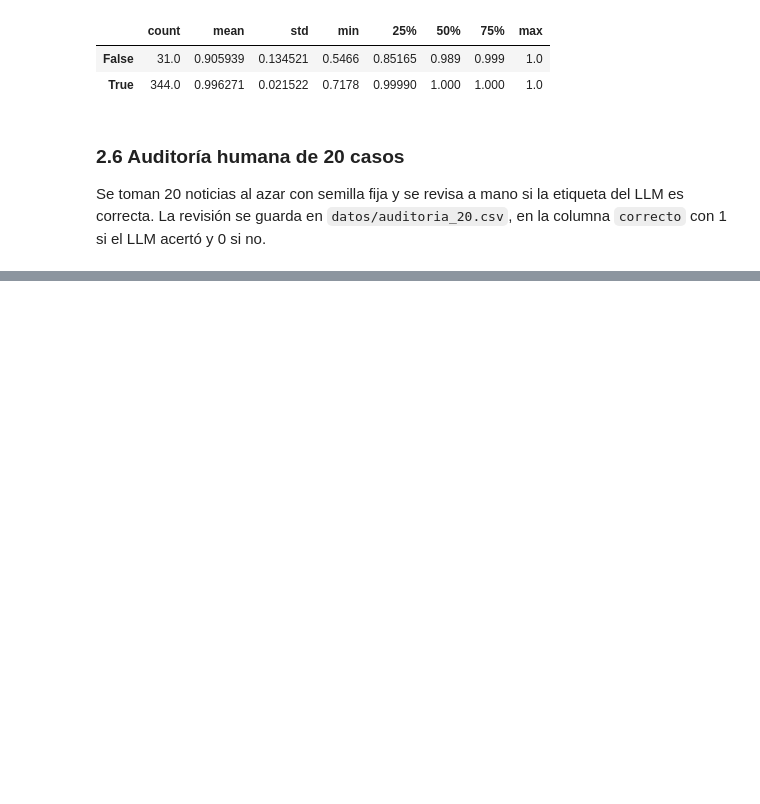
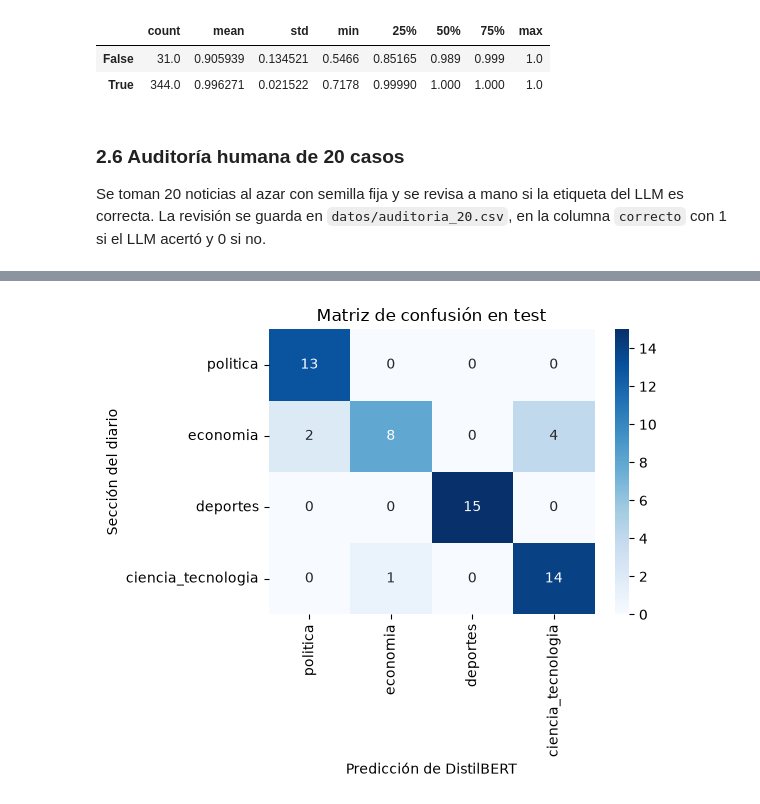
Before and after one commit to nicosil02/Python-Intermedio, a Jupyter notebook: tarea_1/02_clasificacion.ipynb, the cells around one changed output, grey strips where cells are left out. Cells and saved outputs as stored; diff of their text form; code cells hidden in the pictures; blank space fills up the shorter version.

```diff
--- a/tarea_1/02_clasificacion.ipynb
+++ b/tarea_1/02_clasificacion.ipynb
@@ -291,0 +304,11 @@ Plantilla creada. Falta completar la columna 'correcto' a mano.
+# %%
+from sklearn.model_selection import train_test_split
+
+train, temp = train_test_split(noticias, test_size=0.30, stratify=noticias["etiqueta_llm"], random_state=42)
+val, test = train_test_split(temp, test_size=0.50, stratify=temp["etiqueta_llm"], random_state=42)
+
+pd.DataFrame({
+    "train": train["etiqueta_llm"].value_counts(),
+    "val": val["etiqueta_llm"].value_counts(),
+    "test": test["etiqueta_llm"].value_counts(),
+}).assign(total=lambda t: t.sum(axis=1))
@@ -291,0 +452,18 @@ Plantilla creada. Falta completar la columna 'correcto' a mano.
+# %%
+from sklearn.metrics import classification_report, confusion_matrix
+import matplotlib.pyplot as plt
+import seaborn as sns
+
+test_tok = Dataset.from_pandas(pd.DataFrame({
+    "text": test["titular"].values,
+    "labels": test["etiqueta"].map(label2id).values,
+})).map(tokenize, batched=True, remove_columns=["text"])
+
+salida = trainer.predict(test_tok)
+y_real = salida.label_ids
+y_pred = salida.predictions.argmax(axis=1)
+
+acc_ft = accuracy_score(y_real, y_pred)
+f1_ft = f1_score(y_real, y_pred, average="macro")
+print(f"DistilBERT en test ({len(test)} titulares) · accuracy {acc_ft:.3f} · F1 macro {f1_ft:.3f}\n")
+print(classification_report(y_real, y_pred, target_names=ETIQUETAS, digits=3))
@@ -291,0 +484,11 @@ Plantilla creada. Falta completar la columna 'correcto' a mano.
+# %%
+fig, eje = plt.subplots(figsize=(6, 5))
+sns.heatmap(confusion_matrix(y_real, y_pred), annot=True, fmt="d", cmap="Blues",
+            xticklabels=ETIQUETAS, yticklabels=ETIQUETAS, ax=eje)
+eje.set_xlabel("Predicción de DistilBERT")
+eje.set_ylabel("Sección del diario")
+eje.set_title("Matriz de confusión en test")
+plt.tight_layout()
+plt.show()
+# %% [output]
+[figure, added]
```
Also changed, not shown: parts of 22 cells of this notebook, 5 other files.
